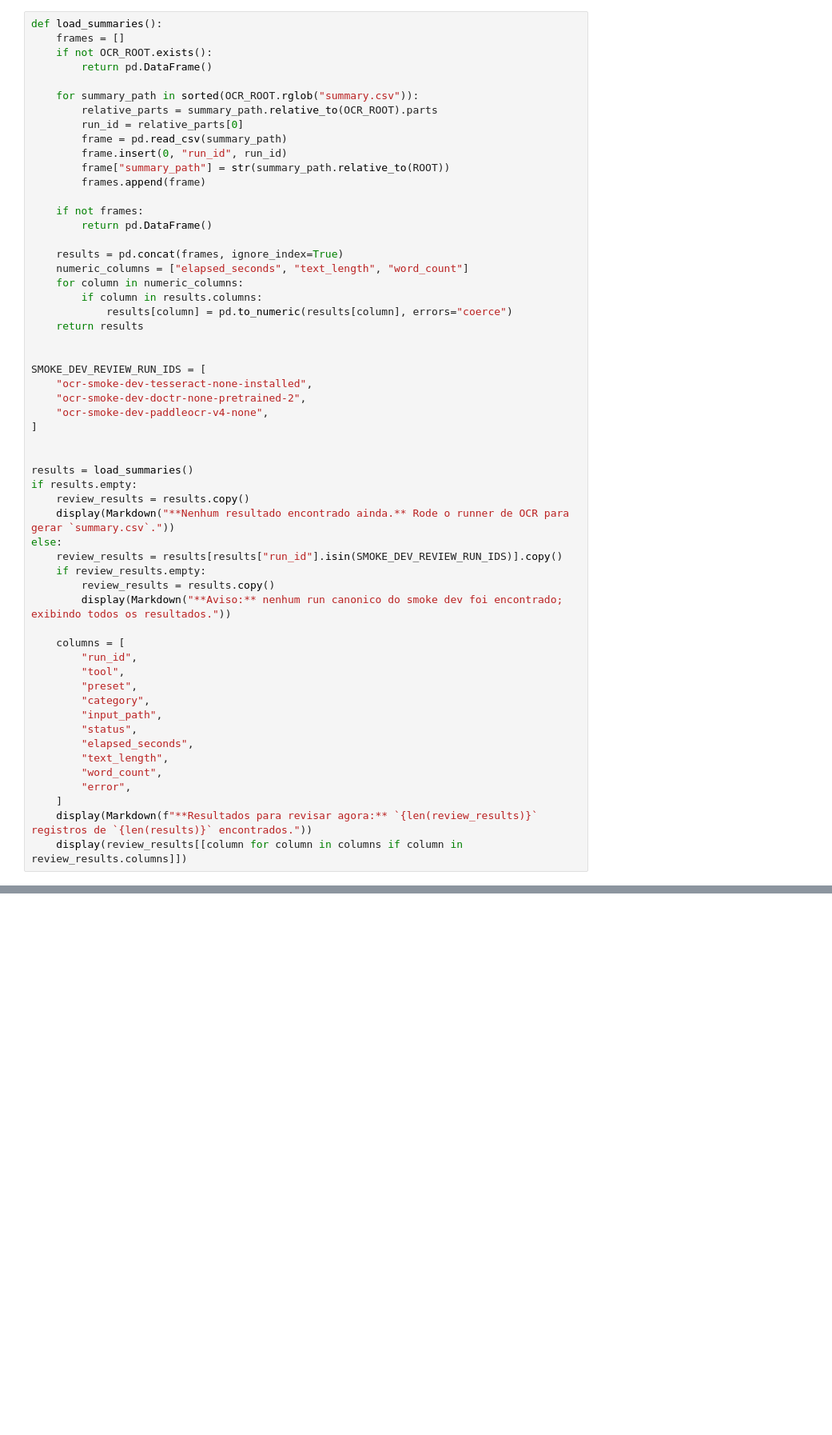
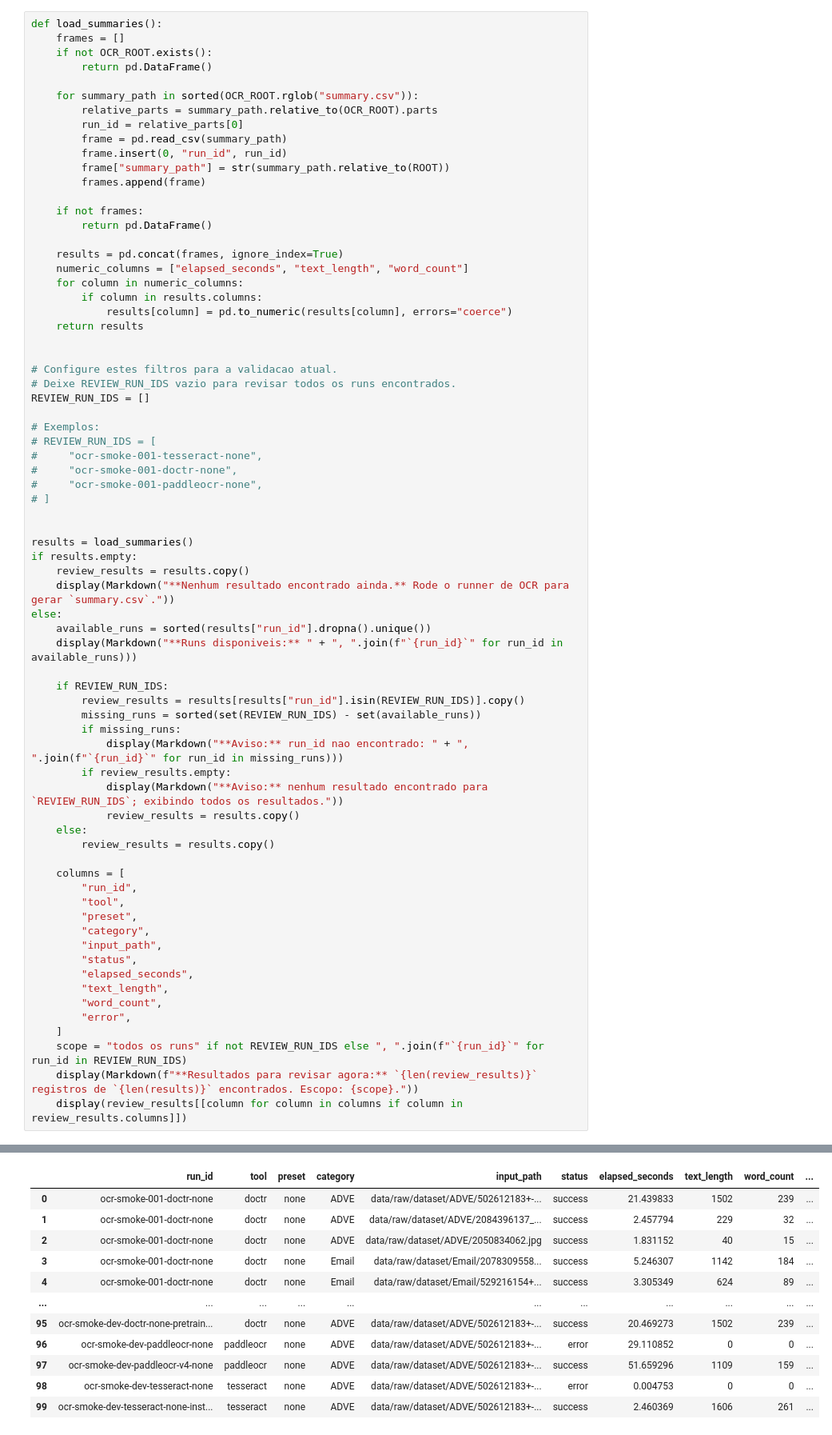
Before and after one commit to thiagocarvalhor/sherlock-holmes, a Jupyter notebook: notebooks/ocr-result-review.ipynb, the cells around one changed output, grey strips where cells are left out. Shown at 80% size. Saved outputs shown, nothing was run; the diff lists cells and outputs as text; blank space fills up the shorter version.

Commit message:
docs: generalize OCR review notebook

```diff
--- a/notebooks/ocr-result-review.ipynb
+++ b/notebooks/ocr-result-review.ipynb
@@ -73,11 +77,16 @@ def load_summaries():
     return results
 
 
-SMOKE_DEV_REVIEW_RUN_IDS = [
-    "ocr-smoke-dev-tesseract-none-installed",
-    "ocr-smoke-dev-doctr-none-pretrained-2",
-    "ocr-smoke-dev-paddleocr-v4-none",
-]
+# Configure estes filtros para a validacao atual.
+# Deixe REVIEW_RUN_IDS vazio para revisar todos os runs encontrados.
+REVIEW_RUN_IDS = []
+
+# Exemplos:
+# REVIEW_RUN_IDS = [
+#     "ocr-smoke-001-tesseract-none",
+#     "ocr-smoke-001-doctr-none",
+#     "ocr-smoke-001-paddleocr-none",
+# ]
 
 
 results = load_summaries()
@@ -85,10 +94,19 @@ if results.empty:
     review_results = results.copy()
     display(Markdown("**Nenhum resultado encontrado ainda.** Rode o runner de OCR para gerar `summary.csv`."))
 else:
-    review_results = results[results["run_id"].isin(SMOKE_DEV_REVIEW_RUN_IDS)].copy()
-    if review_results.empty:
+    available_runs = sorted(results["run_id"].dropna().unique())
+    display(Markdown("**Runs disponiveis:** " + ", ".join(f"`{run_id}`" for run_id in available_runs)))
+
+    if REVIEW_RUN_IDS:
+        review_results = results[results["run_id"].isin(REVIEW_RUN_IDS)].copy()
+        missing_runs = sorted(set(REVIEW_RUN_IDS) - set(available_runs))
+        if missing_runs:
+            display(Markdown("**Aviso:** run_id nao encontrado: " + ", ".join(f"`{run_id}`" for run_id in missing_runs)))
+        if review_results.empty:
+            display(Markdown("**Aviso:** nenhum resultado encontrado para `REVIEW_RUN_IDS`; exibindo todos os resultados."))
+            review_results = results.copy()
+    else:
         review_results = results.copy()
-        display(Markdown("**Aviso:** nenhum run canonico do smoke dev foi encontrado; exibindo todos os resultados."))
 
     columns = [
         "run_id",
@@ -102,5 +120,7 @@ else:
         "word_count",
         "error",
     ]
-    display(Markdown(f"**Resultados para revisar agora:** `{len(review_results)}` registros de `{len(results)}` encontrados."))
+    scope = "todos os runs" if not REVIEW_RUN_IDS else ", ".join(f"`{run_id}`" for run_id in REVIEW_RUN_IDS)
+    display(Markdown(f"**Resultados para revisar agora:** `{len(review_results)}` registros de `{len(results)}` encontrados. Escopo: {scope}."))
     display(review_results[[column for column in columns if column in review_results.columns]])
+# %% [output]
@@ -106,0 +129,12 @@ else:
+|  | run_id | tool | preset | category | input_path | status | elapsed_seconds | text_length | word_count | ... |
+| 0 | ocr-smoke-001-doctr-none | doctr | none | ADVE | data/raw/dataset/ADVE/502612183+-... | success | 21.439833 | 1502 | 239 | ... |
+| 1 | ocr-smoke-001-doctr-none | doctr | none | ADVE | data/raw/dataset/ADVE/2084396137_... | success | 2.457794 | 229 | 32 | ... |
+| 2 | ocr-smoke-001-doctr-none | doctr | none | ADVE | data/raw/dataset/ADVE/2050834062.jpg | success | 1.831152 | 40 | 15 | ... |
+| 3 | ocr-smoke-001-doctr-none | doctr | none | Email | data/raw/dataset/Email/2078309558... | success | 5.246307 | 1142 | 184 | ... |
+| 4 | ocr-smoke-001-doctr-none | doctr | none | Email | data/raw/dataset/Email/529216154+... | success | 3.305349 | 624 | 89 | ... |
+| ... | ... | ... | ... | ... | ... | ... | ... | ... | ... | ... |
+| 95 | ocr-smoke-dev-doctr-none-pretrain... | doctr | none | ADVE | data/raw/dataset/ADVE/502612183+-... | success | 20.469273 | 1502 | 239 | ... |
+| 96 | ocr-smoke-dev-paddleocr-none | paddleocr | none | ADVE | data/raw/dataset/ADVE/502612183+-... | error | 29.110852 | 0 | 0 | ... |
+| 97 | ocr-smoke-dev-paddleocr-v4-none | paddleocr | none | ADVE | data/raw/dataset/ADVE/502612183+-... | success | 51.659296 | 1109 | 159 | ... |
+| 98 | ocr-smoke-dev-tesseract-none | tesseract | none | ADVE | data/raw/dataset/ADVE/502612183+-... | error | 0.004753 | 0 | 0 | ... |
+| 99 | ocr-smoke-dev-tesseract-none-inst... | tesseract | none | ADVE | data/raw/dataset/ADVE/502612183+-... | success | 2.460369 | 1606 | 261 | ... |
```
Also changed, not shown: parts of 7 cells of this notebook, 2 other files.
